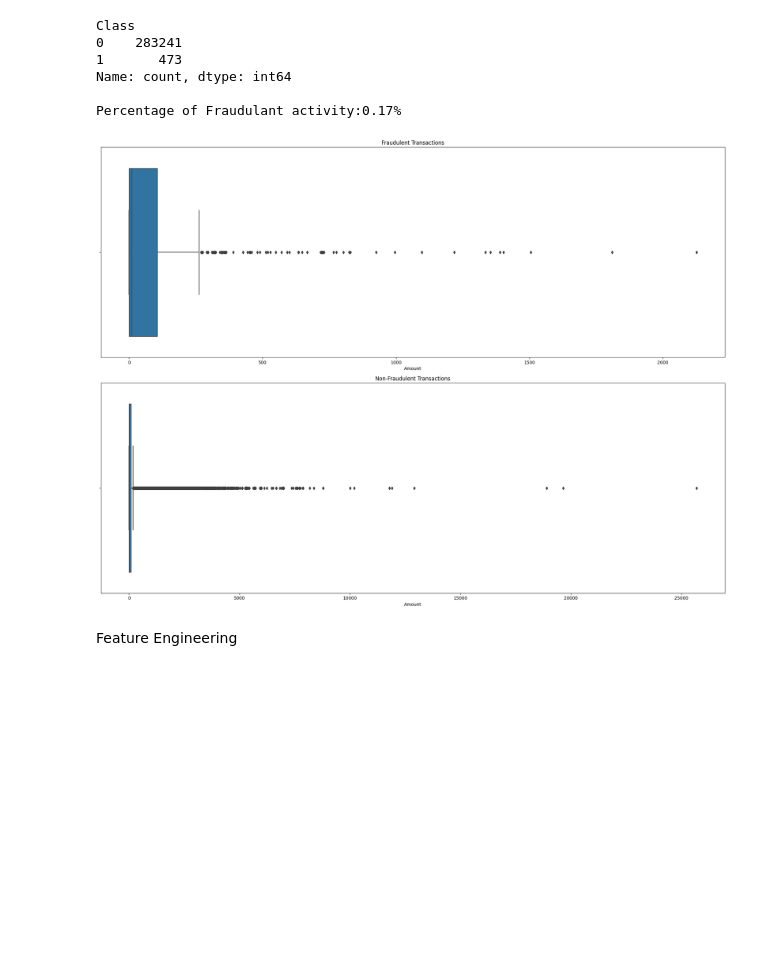
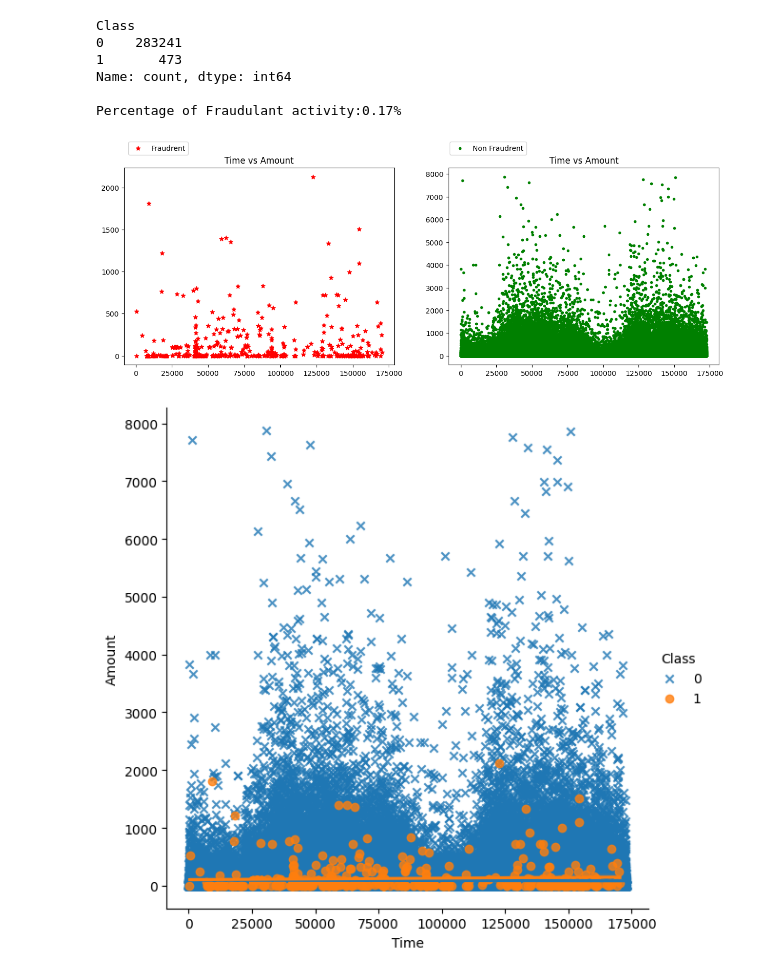
Before and after one commit to sweeksss/CreditCardFraudDetection, a Jupyter notebook: fraud_detection_model_isolationforest.ipynb, the cells around one changed output. Saved outputs shown, nothing was run; the diff lists cells and outputs as text; code cells hidden in the pictures; blank space fills up the shorter version.

```diff
--- a/fraud_detection_model_isolationforest.ipynb
+++ b/fraud_detection_model_isolationforest.ipynb
@@ -271,24 +375,24 @@ Class
 Name: count, dtype: int64
 
 Percentage of Fraudulant activity:0.17%
-# %%
-
-
-# Create subplots
-fig, (ax1, ax2) = plt.subplots(2, 1, figsize=(20, 15))
-
-# Boxplot for fraudulent transactions
-sns.boxplot(data=df[df['Class'] == 1], x='Amount', ax=ax1)
-ax1.set_title('Fraudulent Transactions')
-
-# Boxplot for non-fraudulent transactions
-sns.boxplot(data=df[df['Class'] == 0], x='Amount', ax=ax2)
-ax2.set_title('Non-Fraudulent Transactions')
-
-# Show the plots
-plt.tight_layout()
-plt.show()
-# %% [output]
-[figure, removed]
-# %% [markdown]
-Feature Engineering
+# %%
+# plotting relation with different scale
+class1 = df_unique[df_unique['Class']==1]
+class0 = df_unique[df_unique['Class']==0]
+fig, ax = plt.subplots(1,2, figsize=(15, 5))
+
+ax[0].scatter(class1['Time'], class1['Amount'], color='red', marker= '*', label='Fraudrent')
+ax[0].set_title('Time vs Amount')
+ax[0].legend(bbox_to_anchor =(0.25, 1.15))
+
+ax[1].scatter(class0['Time'], class0['Amount'], color='green', marker= '.', label='Non Fraudrent')
+ax[1].set_title('Time vs Amount')
+ax[1].legend(bbox_to_anchor =(0.3, 1.15))
+
+plt.show();
+# %% [output]
+[figure, added]
+# %%
+sns.lmplot(x='Time', y='Amount', hue='Class', markers=['x', 'o'], data=df_unique, height=6);
+# %% [output]
+[figure, added]
```
Also changed, not shown: parts of 98 cells of this notebook.
